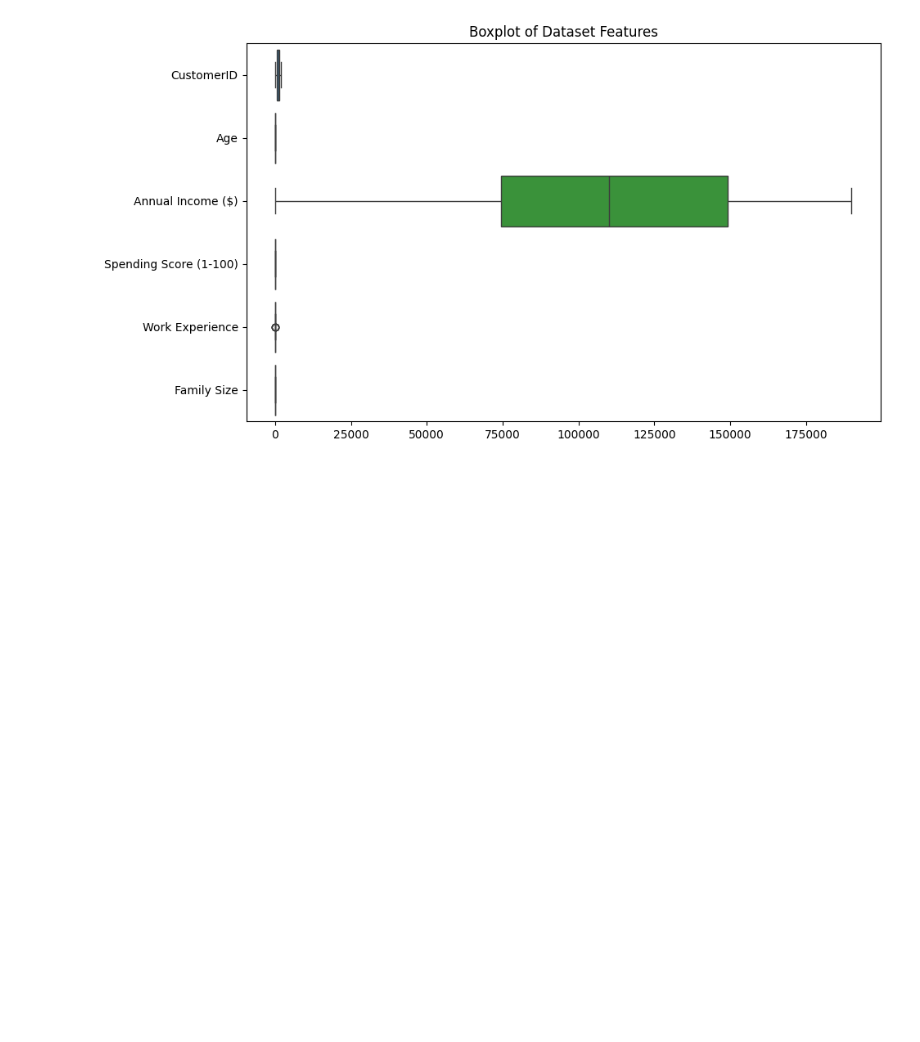
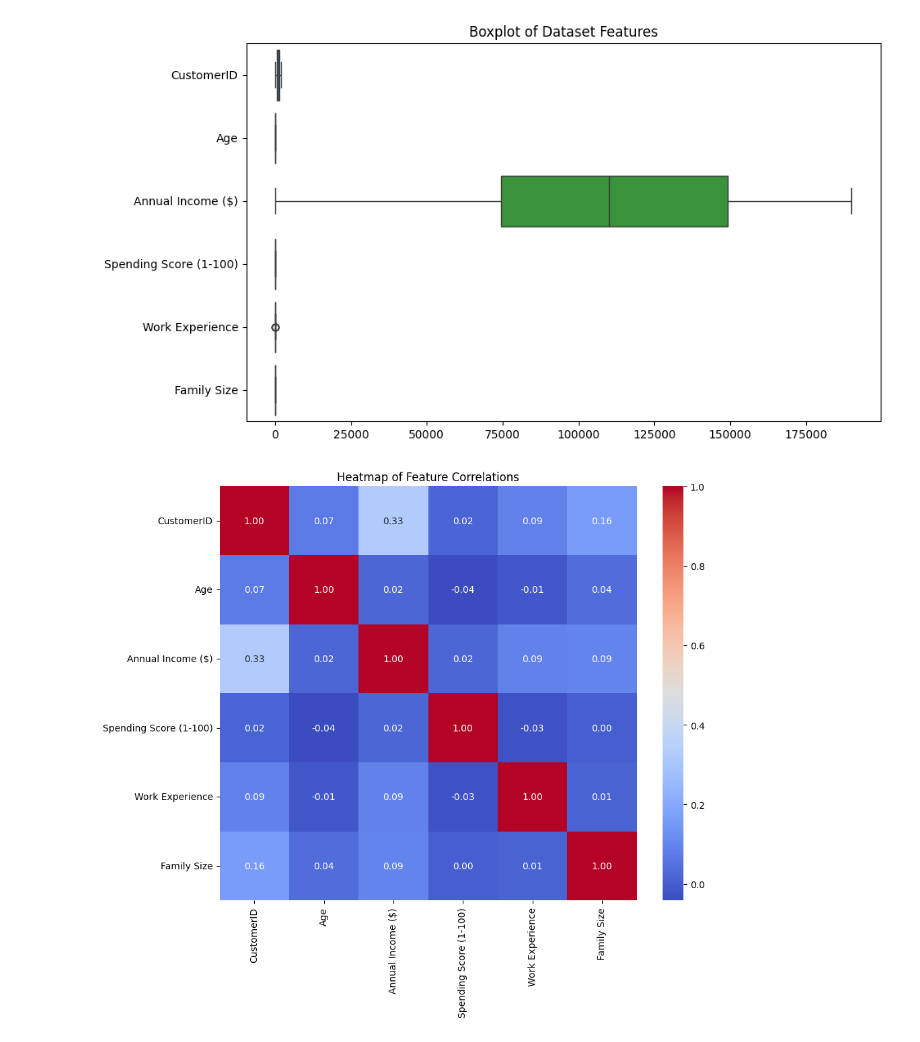
Before and after one commit to rishisg/ChatGPT, a Jupyter notebook: Assignment_K_Means_Clustering_Customer_ipynb.ipynb, the cells around one changed output. Saved outputs shown, nothing was run; the diff lists cells and outputs as text; code cells hidden in the pictures; blank space fills up the shorter version.

```diff
--- a/Assignment_K_Means_Clustering_Customer_ipynb.ipynb
+++ b/Assignment_K_Means_Clustering_Customer_ipynb.ipynb
@@ -1,6 +1,10 @@
 # %% [markdown]
 <a href="https://colab.research.google.com/github/rishisg/ChatGPT/blob/main/Assignment_K_Means_Clustering_Customer_ipynb.ipynb" target="_parent"><img src="https://colab.research.google.com/assets/colab-badge.svg" alt="Open In Colab"/></a>
 # %%
+# This script performs clustering on a customer dataset using K-Means.
+# It includes data loading, exploration, preprocessing, clustering, and analysis steps.
+# The main libraries used are pandas for data manipulation, NumPy for numerical operations, Matplotlib and Seaborn for visualizations, and Scikit-learn for preprocessing and clustering.
+
 import pandas as pd
 import numpy as np
 import matplotlib.pyplot as plt
@@ -11,100 +15,77 @@ from sklearn.cluster import KMeans
 from sklearn.metrics import silhouette_score
 
 # Step 1: Setup and Data Preparation
-# Load the dataset
+# Load the dataset from the specified file path or URL
 data_url = "/content/Customers.csv"
 data = pd.read_csv(data_url)
 
-# Display basic information about the dataset
+# Display basic information about the dataset to understand its structure
 print("Dataset Overview:")
-print(data.info())
+print(data.info())  # Provides data types, non-null values, and memory usage
 print("\nDataset Head:")
-print(data.head())
+print(data.head())  # Displays the first few rows of the dataset
 
 # Step 2: Data Exploration
-# Checking for missing values
+# Check for missing values in each column
 print("\nMissing Values:")
-print(data.isnull().sum())
+print(data.isnull().sum())  # Displays the count of missing values per column
 
-# Handling missing values (if any)
-#data.fillna(data.mean(), inplace=True)
+# Handle missing values for numerical columns by replacing them with the mean
+numerical_columns = data.select_dtypes(include=[np.number]).columns
+if numerical_columns.any():
+    data[numerical_columns] = data[numerical_columns].fillna(data[numerical_columns].mean())
 
-# Statistical summary of numerical features
+# Display a statistical summary of the dataset to understand feature ranges and distributions
 print("\nStatistical Summary:")
-# Handling missing values for numerical columns only
-numerical_columns = data.select_dtypes(include=[np.number]).columns
-data[numerical_columns] = data[numerical_columns].fillna(data[numerical_columns].mean())
 print(data.describe())
 
-# Exploratory visualizations
+# Visualize the distribution of features using a boxplot to identify outliers
 plt.figure(figsize=(10, 6))
-sns.boxplot(data=data, orient="h")
+sns.boxplot(data=data, orient="h")  # Horizontal boxplot for better readability
 plt.title("Boxplot of Dataset Features")
 plt.show()
 
-#sns.heatmap(data.corr(), annot=True, cmap="coolwarm", fmt=".2f")
-#plt.title("Heatmap of Feature Correlations")
-#plt.show()
-
-# Encode categorical variables (example for a 'Gender' column)
-if 'Gender' in data.columns:
-    data['Gender'] = data['Gender'].map({'Male': 1, 'Female': 0})
-
-# Check for other non-numeric columns and handle them appropriately
-non_numeric_cols = data.select_dtypes(exclude=[float, int]).columns
-print(f"Non-numeric columns: {non_numeric_cols}")
-
-# Drop non-numeric columns for correlation matrix, or convert them as needed
+# Generate a heatmap to visualize correlations between numeric features
+plt.figure(figsize=(10, 8))
 data_numeric = data.select_dtypes(include=[float, int])
-
-# Compute and plot the heatmap
-plt.figure(figsize=(10, 8))
 sns.heatmap(data_numeric.corr(), annot=True, cmap="coolwarm", fmt=".2f")
 plt.title("Heatmap of Feature Correlations")
 plt.show()
 
-# Step 3: Preprocessing and Parameter Selection
-# Selecting features for clustering
-features = data.iloc[:, 1:]
-
-# Standardizing the data
-#scaler = StandardScaler()
-#scaled_features = scaler.fit_transform(features)
-
-# Step 1: Identify categorical columns
+# Step 3: Data Preprocessing
+# Identify categorical columns for encoding
 categorical_cols = data.select_dtypes(include=['object']).columns
 print(f"Categorical columns: {categorical_cols}")
 
-# Step 2: Encode categorical columns
+# Encode categorical columns using LabelEncoder
 label_encoders = {}
 for col in categorical_cols:
     le = LabelEncoder()
-    data[col] = le.fit_transform(data[col])
+    data[col] = le.fit_transform(data[col])  # Replace categorical values with numeric encoding
     label_encoders[col] = le
 
-# Step 3: Extract features for scaling
-features = data.drop(columns=['TargetColumn'], errors='ignore')  # Replace 'TargetColumn' with the actual target column if it exists
+# Select features for clustering, excluding the target column if present
+features = data.drop(columns=['TargetColumn'], errors='ignore')  # Replace 'TargetColumn' with the actual name if applicable
 numeric_features = features.select_dtypes(include=['float64', 'int64'])
 
-# Step 4: Standardize the numeric features
+# Standardize numeric features to ensure equal weighting during clustering
 scaler = StandardScaler()
 scaled_features = scaler.fit_transform(numeric_features)
 
-# Convert scaled features back to a DataFrame for easier handling
+# Convert scaled features back to a DataFrame for easy inspection
 scaled_features_df = pd.DataFrame(scaled_features, columns=numeric_features.columns)
-
-# Proceed with clustering
-print(scaled_features_df.head())
+print(scaled_features_df.head())  # Display the first few rows of standardized data
 
 # Step 4: Determine Optimal K Using Elbow Method
+# Calculate inertia for K values from 1 to 10
 inertia = []
 k_values = range(1, 11)
-
 for k in k_values:
     kmeans = KMeans(n_clusters=k, init="k-means++", random_state=42)
     kmeans.fit(scaled_features)
     inertia.append(kmeans.inertia_)
 
+# Plot the elbow curve to visualize the optimal number of clusters
 plt.figure(figsize=(8, 5))
 plt.plot(k_values, inertia, marker="o")
 plt.xlabel("Number of Clusters (K)")
@@ -113,15 +94,16 @@ plt.title("Elbow Method for Optimal K")
 plt.show()
 
 # Step 5: Perform K-Means Clustering
-optimal_k = 4  # Replace with the optimal K determined from the elbow plot
+# Choose the optimal K based on the elbow plot
+optimal_k = 4  # Update based on the elbow method visualization
 kmeans = KMeans(n_clusters=optimal_k, init="k-means++", random_state=42)
-kmeans.fit(scaled_features)
+kmeans.fit(scaled_features)  # Fit the K-Means model to the scaled data
 
-# Add cluster labels to the dataset
+# Add cluster labels to the original dataset
 data["Cluster"] = kmeans.labels_
 
 # Step 6: Result Analysis
-# Visualize clusters
+# Visualize the clusters using the first two standardized features
 plt.figure(figsize=(10, 6))
 sns.scatterplot(
     x=scaled_features[:, 0],
@@ -136,34 +118,35 @@ plt.ylabel("Feature 2")
 plt.legend(title="Cluster")
 plt.show()
 
-# Step 7: Evaluation and Iteration
+# Evaluate the clustering quality using the silhouette score
 sil_score = silhouette_score(scaled_features, kmeans.labels_)
 print(f"Silhouette Score for K={optimal_k}: {sil_score:.2f}")
 
-# Step 8: Interpretation and Conclusion
-# Analyze cluster characteristics
+# Analyze cluster characteristics by computing the mean of each feature per cluster
 print("\nCluster Analysis:")
 print(data.groupby("Cluster").mean())
 
-# Save clustered dataset
+# Step 7: Save the results
+# Save the dataset with cluster labels to a CSV file
 data.to_csv("clustered_data.csv", index=False)
 print("Clustered data saved to 'clustered_data.csv'")
 # %% [output]
 Dataset Overview:
 <class 'pandas.core.frame.DataFrame'>
 RangeIndex: 2000 entries, 0 to 1999
 Data columns (total 8 columns):
  #   Column                  Non-Null Count  Dtype
 ---  ------                  --------------  -----
  0   CustomerID              2000 non-null   int64
  1   Gender                  2000 non-null   object
  2   Age                     2000 non-null   int64
  3   Annual Income ($)       2000 non-null   int64
  4   Spending Score (1-100)  2000 non-null   int64
  5   Profession              1965 non-null   object
 ... (48 lines left out)
 25%           1.000000     2.000000
 50%           3.000000     4.000000
 75%           7.000000     5.000000
 max          17.000000     9.000000
 [figure]
+[figure, new version]
```
Also changed, not shown: parts of 1 cell of this notebook.
